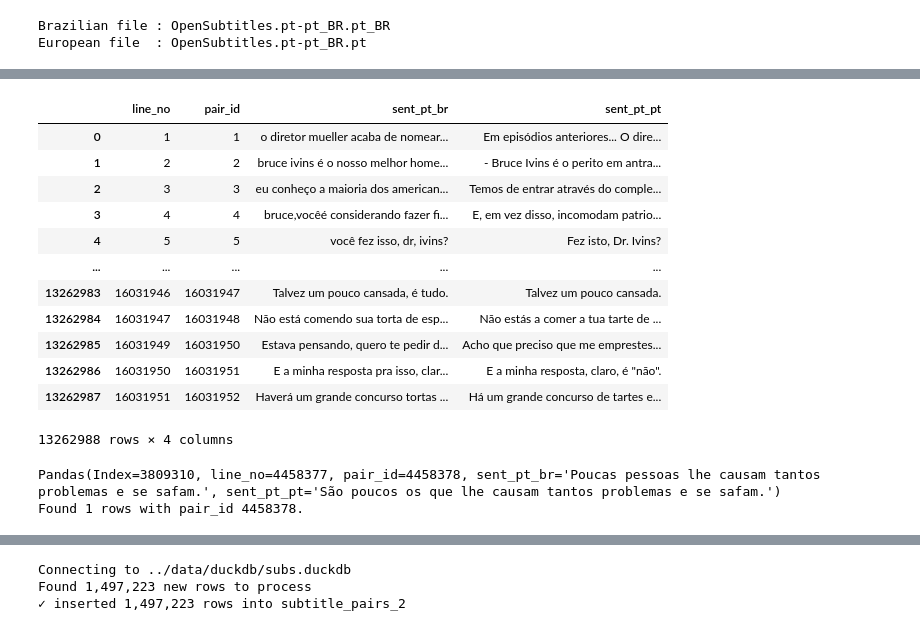
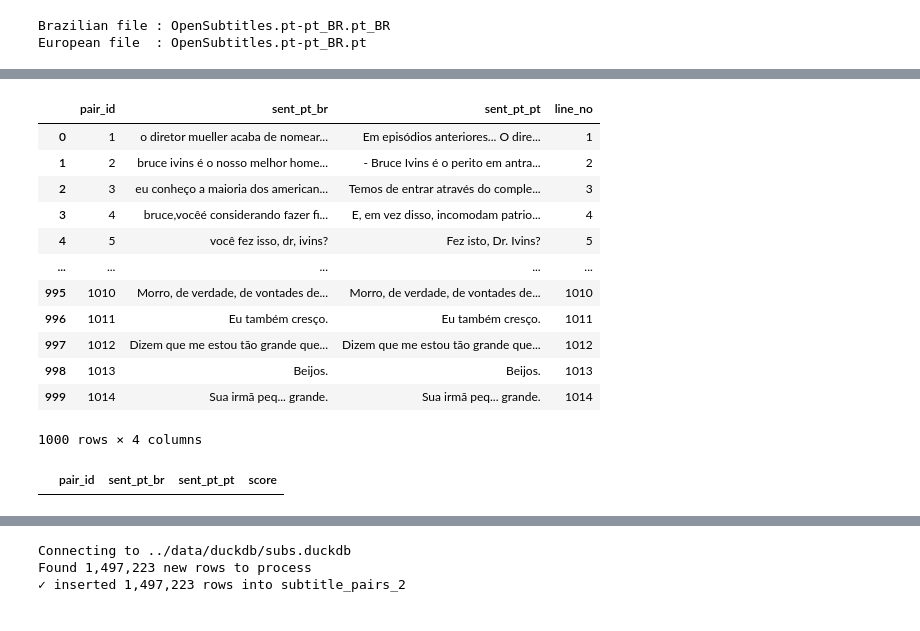
Before and after one commit to laiarodrigo/Thesis, a Jupyter notebook: eda's/05_access_OPUS.ipynb, the cells around one changed output, grey strips where cells are left out. Drawn from its saved outputs; the diff is of its cells as text; code cells hidden in the pictures.

```diff
--- a/eda's/05_access_OPUS.ipynb
+++ b/eda's/05_access_OPUS.ipynb
@@ -4,7 +4,7 @@ import duckdb, itertools, pandas as pd
 from tqdm import tqdm
 from pathlib import Path;  import duckdb, itertools, tqdm, mmap, math
 
-
+pd.set_option("display.max_colwidth", None)
 # -------------------------------------------------------------------------
 # CONFIG
 # -------------------------------------------------------------------------
@@ -275,37 +282,39 @@ print("✔ import complete; duplicates prevented going forward.")
 # %%
 con = duckdb.connect(DB_PATH, read_only=True)
 # %%
-df = con.execute("""
-    SELECT *
+df_raw = con.execute("""
+    SELECT pair_id, sent_pt_br, sent_pt_pt, line_no
     FROM opus_moses
-    LIMIT 500000
+    ORDER BY pair_id
+    LIMIT 1000
 """).df()
+
+df_proc = con.execute("""
+    SELECT pair_id, sent_pt_br, sent_pt_pt, score
+    FROM subtitle_pairs_2
+    WHERE score > 0.75 AND score < 0.9
+    LIMIT 1000
+""").df()
 # %%
-df
+df_raw
 # %% [output]
-|  | line_no | pair_id | sent_pt_br | sent_pt_pt |
-| 0 | 1 | 1 | o diretor mueller acaba de nomear... | Em episódios anteriores... O dire... |
-| 1 | 2 | 2 | bruce ivins é o nosso melhor home... | - Bruce Ivins é o perito em antra... |
-| 2 | 3 | 3 | eu conheço a maioria dos american... | Temos de entrar através do comple... |
-| 3 | 4 | 4 | bruce,vocêé considerando fazer fi... | E, em vez disso, incomodam patrio... |
-| 4 | 5 | 5 | você fez isso, dr, ivins? | Fez isto, Dr. Ivins? |
+|  | pair_id | sent_pt_br | sent_pt_pt | line_no |
+| 0 | 1 | o diretor mueller acaba de nomear... | Em episódios anteriores... O dire... | 1 |
+| 1 | 2 | bruce ivins é o nosso melhor home... | - Bruce Ivins é o perito em antra... | 2 |
+| 2 | 3 | eu conheço a maioria dos american... | Temos de entrar através do comple... | 3 |
+| 3 | 4 | bruce,vocêé considerando fazer fi... | E, em vez disso, incomodam patrio... | 4 |
+| 4 | 5 | você fez isso, dr, ivins? | Fez isto, Dr. Ivins? | 5 |
 | ... | ... | ... | ... | ... |
-| 13262983 | 16031946 | 16031947 | Talvez um pouco cansada, é tudo. | Talvez um pouco cansada. |
-| 13262984 | 16031947 | 16031948 | Não está comendo sua torta de esp... | Não estás a comer a tua tarte de ... |
-| 13262985 | 16031949 | 16031950 | Estava pensando, quero te pedir d... | Acho que preciso que me emprestes... |
-| 13262986 | 16031950 | 16031951 | E a minha resposta pra isso, clar... | E a minha resposta, claro, é "não". |
-| 13262987 | 16031951 | 16031952 | Haverá um grande concurso tortas ... | Há um grande concurso de tartes e... |
+| 995 | 1010 | Morro, de verdade, de vontades de... | Morro, de verdade, de vontades de... | 1010 |
+| 996 | 1011 | Eu também cresço. | Eu também cresço. | 1011 |
+| 997 | 1012 | Dizem que me estou tão grande que... | Dizem que me estou tão grande que... | 1012 |
+| 998 | 1013 | Beijos. | Beijos. | 1013 |
+| 999 | 1014 | Sua irmã peq... grande. | Sua irmã peq... grande. | 1014 |
-13262988 rows × 4 columns
+1000 rows × 4 columns
-# %%
-count = 0
-for row in df.itertuples():
-    if row[2] == 4458378:
-        print(row)
-        count += 1
-print(f"Found {count} rows with pair_id 4458378.")
-# %% [output]
-Pandas(Index=3809310, line_no=4458377, pair_id=4458378, sent_pt_br='Poucas pessoas lhe causam tantos problemas e se safam.', sent_pt_pt='São poucos os que lhe causam tantos problemas e se safam.')
-Found 1 rows with pair_id 4458378.
+# %%
+df_proc
+# %% [output]
+|  | pair_id | sent_pt_br | sent_pt_pt | score |
 # %%
 show_context(df, 12269161)
 # %% [output]
```
Also changed, not shown: parts of 9 cells of this notebook, 5 other files.
